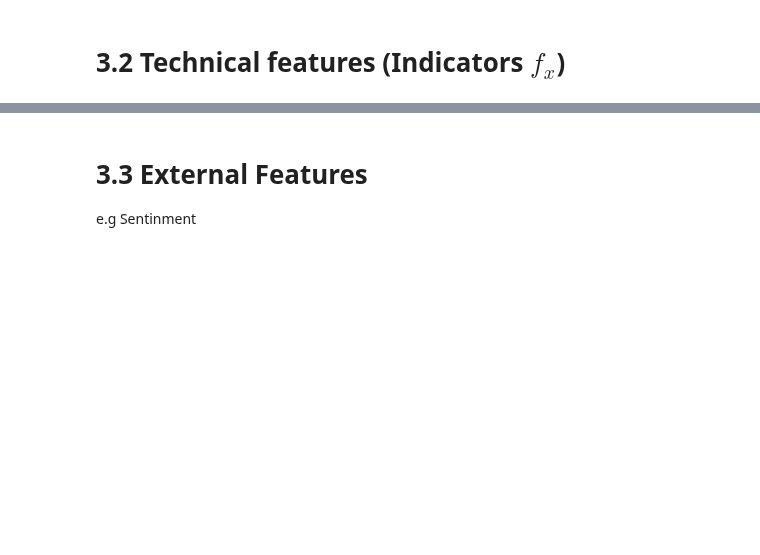
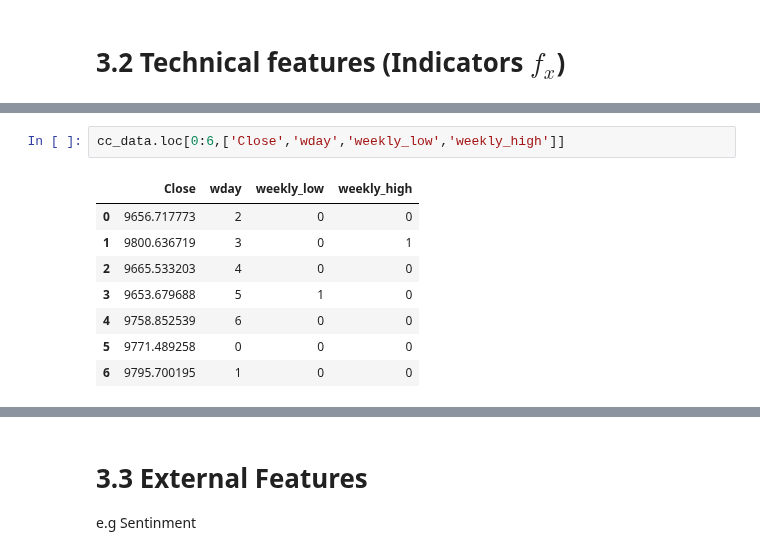
Before and after one commit to NotAndex/Demo, a Jupyter notebook: time_series_feature_engineering.ipynb, the cells around one changed output, grey strips where cells are left out. Drawn from its saved outputs; the diff is of its cells as text; blank space fills up the shorter version.

```diff
--- a/time_series_feature_engineering.ipynb
+++ b/time_series_feature_engineering.ipynb
@@ -67,0 +96,11 @@ cc_data.loc[0:6,["wday","Monday","Tuesday","Wednesday","Thursday","Friday","Satu
+# %%
+cc_data.loc[0:6,['Close','wday','weekly_low','weekly_high']]
+# %% [output]
+|  | Close | wday | weekly_low | weekly_high |
+| 0 | 9656.717773 | 2 | 0 | 0 |
+| 1 | 9800.636719 | 3 | 0 | 1 |
+| 2 | 9665.533203 | 4 | 0 | 0 |
+| 3 | 9653.679688 | 5 | 1 | 0 |
+| 4 | 9758.852539 | 6 | 0 | 0 |
+| 5 | 9771.489258 | 0 | 0 | 0 |
+| 6 | 9795.700195 | 1 | 0 | 0 |
```
Also changed, not shown: parts of 14 cells of this notebook.
